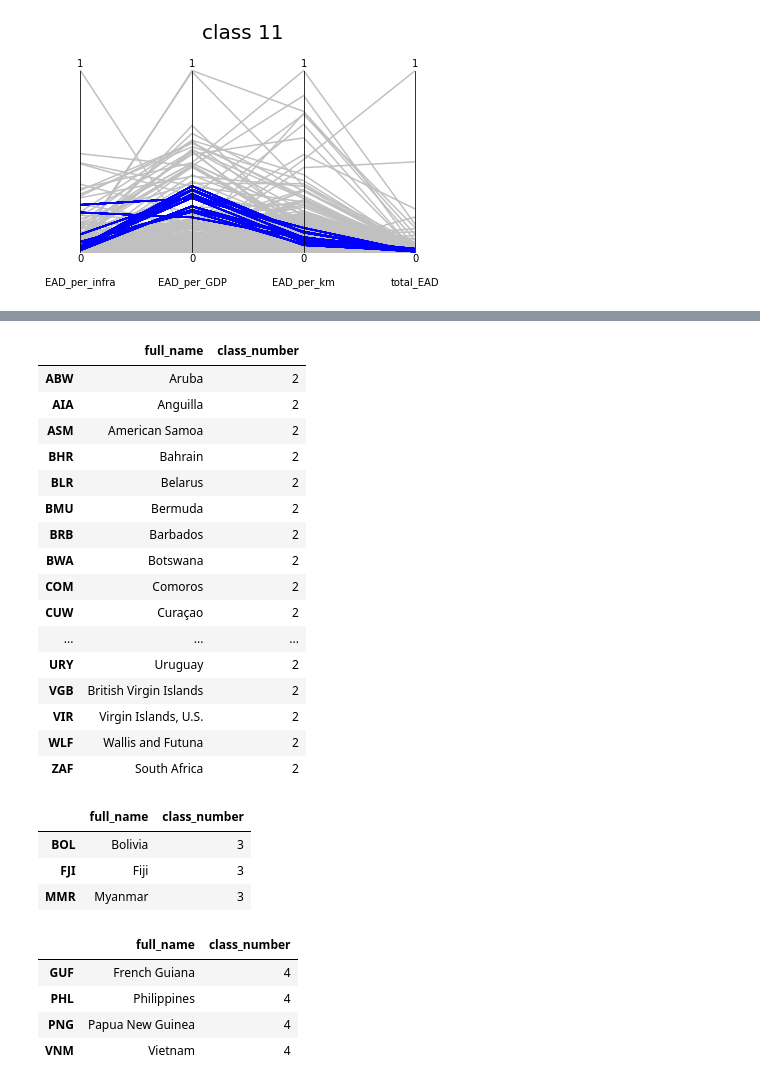
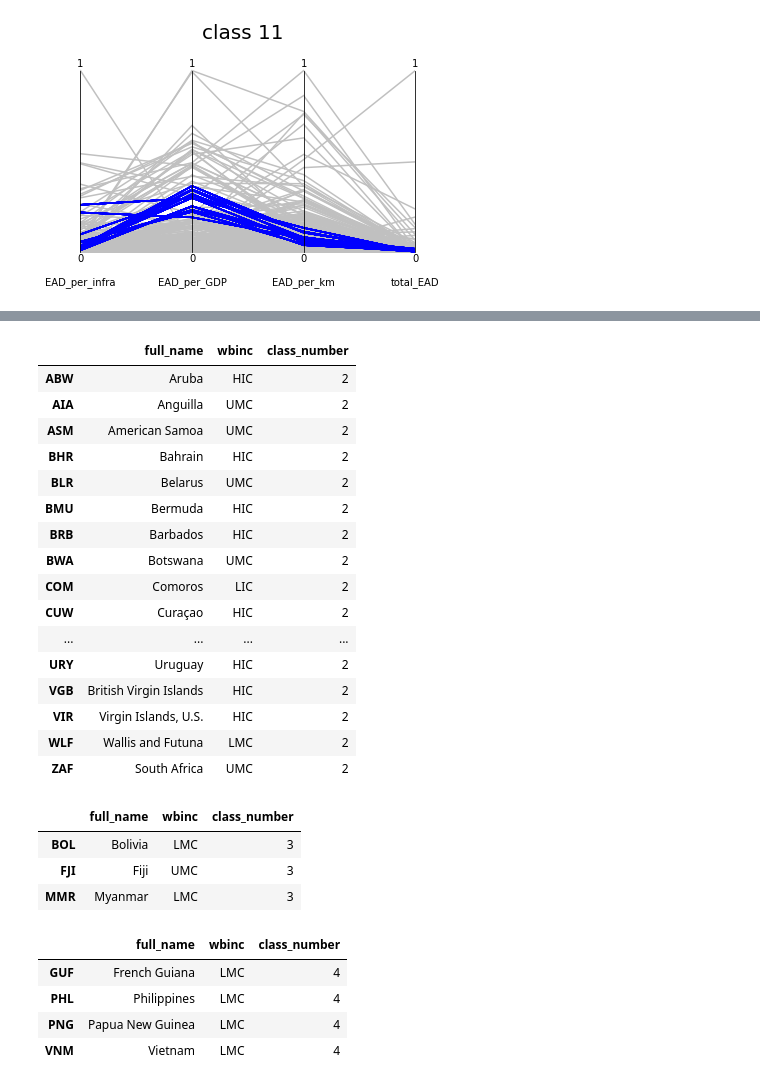
Before and after one commit to julierozenberg/various_notebooks, a Jupyter notebook: country_clustering.ipynb, the cells around one changed output, grey strips where cells are left out. Saved outputs shown, nothing was run; the diff lists cells and outputs as text; code cells hidden in the pictures.

```diff
--- a/country_clustering.ipynb
+++ b/country_clustering.ipynb
@@ -233,36 +233,36 @@ basic_data.loc[basic_data.class_number==1,['full_name','class_number']]
 # %%
-basic_data.loc[basic_data.class_number==2,['full_name','class_number']]
+basic_data.loc[basic_data.class_number==2,['full_name','wbinc','class_number']]
 # %% [output]
-|  | full_name | class_number |
-| ABW | Aruba | 2 |
-| AIA | Anguilla | 2 |
-| ASM | American Samoa | 2 |
-| BHR | Bahrain | 2 |
-| BLR | Belarus | 2 |
-| BMU | Bermuda | 2 |
-| BRB | Barbados | 2 |
-| BWA | Botswana | 2 |
-| COM | Comoros | 2 |
-| CUW | Curaçao | 2 |
-| ... | ... | ... |
-| URY | Uruguay | 2 |
-| VGB | British Virgin Islands | 2 |
-| VIR | Virgin Islands, U.S. | 2 |
-| WLF | Wallis and Futuna | 2 |
-| ZAF | South Africa | 2 |
+|  | full_name | wbinc | class_number |
+| ABW | Aruba | HIC | 2 |
+| AIA | Anguilla | UMC | 2 |
+| ASM | American Samoa | UMC | 2 |
+| BHR | Bahrain | HIC | 2 |
+| BLR | Belarus | UMC | 2 |
+| BMU | Bermuda | HIC | 2 |
+| BRB | Barbados | HIC | 2 |
+| BWA | Botswana | UMC | 2 |
+| COM | Comoros | LIC | 2 |
+| CUW | Curaçao | HIC | 2 |
+| ... | ... | ... | ... |
+| URY | Uruguay | HIC | 2 |
+| VGB | British Virgin Islands | HIC | 2 |
+| VIR | Virgin Islands, U.S. | HIC | 2 |
+| WLF | Wallis and Futuna | LMC | 2 |
+| ZAF | South Africa | UMC | 2 |
 # %%
-basic_data.loc[basic_data.class_number==3,['full_name','class_number']]
+basic_data.loc[basic_data.class_number==3,['full_name','wbinc','class_number']]
 # %% [output]
-|  | full_name | class_number |
-| BOL | Bolivia | 3 |
-| FJI | Fiji | 3 |
-| MMR | Myanmar | 3 |
+|  | full_name | wbinc | class_number |
+| BOL | Bolivia | LMC | 3 |
+| FJI | Fiji | UMC | 3 |
+| MMR | Myanmar | LMC | 3 |
 # %%
-basic_data.loc[basic_data.class_number==4,['full_name','class_number']]
+basic_data.loc[basic_data.class_number==4,['full_name','wbinc','class_number']]
 # %% [output]
-|  | full_name | class_number |
-| GUF | French Guiana | 4 |
-| PHL | Philippines | 4 |
-| PNG | Papua New Guinea | 4 |
-| VNM | Vietnam | 4 |
+|  | full_name | wbinc | class_number |
+| GUF | French Guiana | LMC | 4 |
+| PHL | Philippines | LMC | 4 |
+| PNG | Papua New Guinea | LMC | 4 |
+| VNM | Vietnam | LMC | 4 |
 # %%
```
Also changed, not shown: parts of 9 cells of this notebook.
